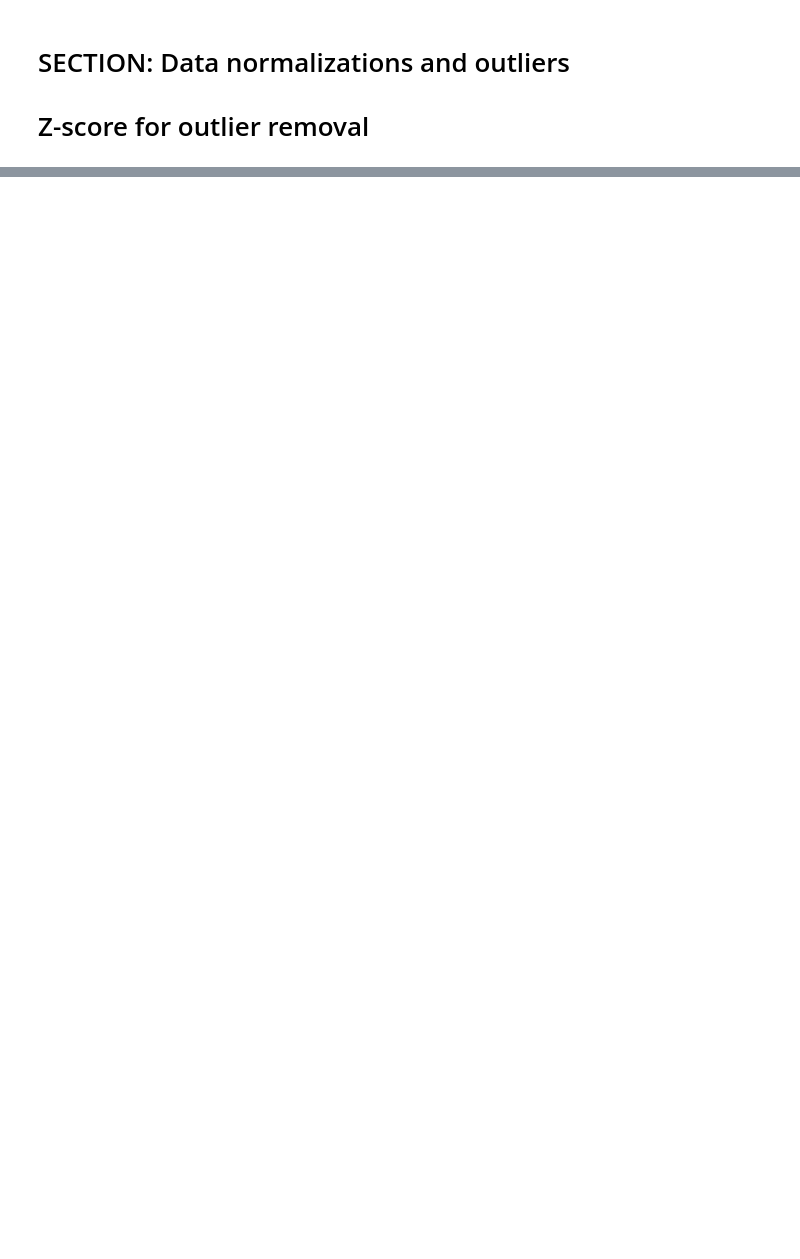
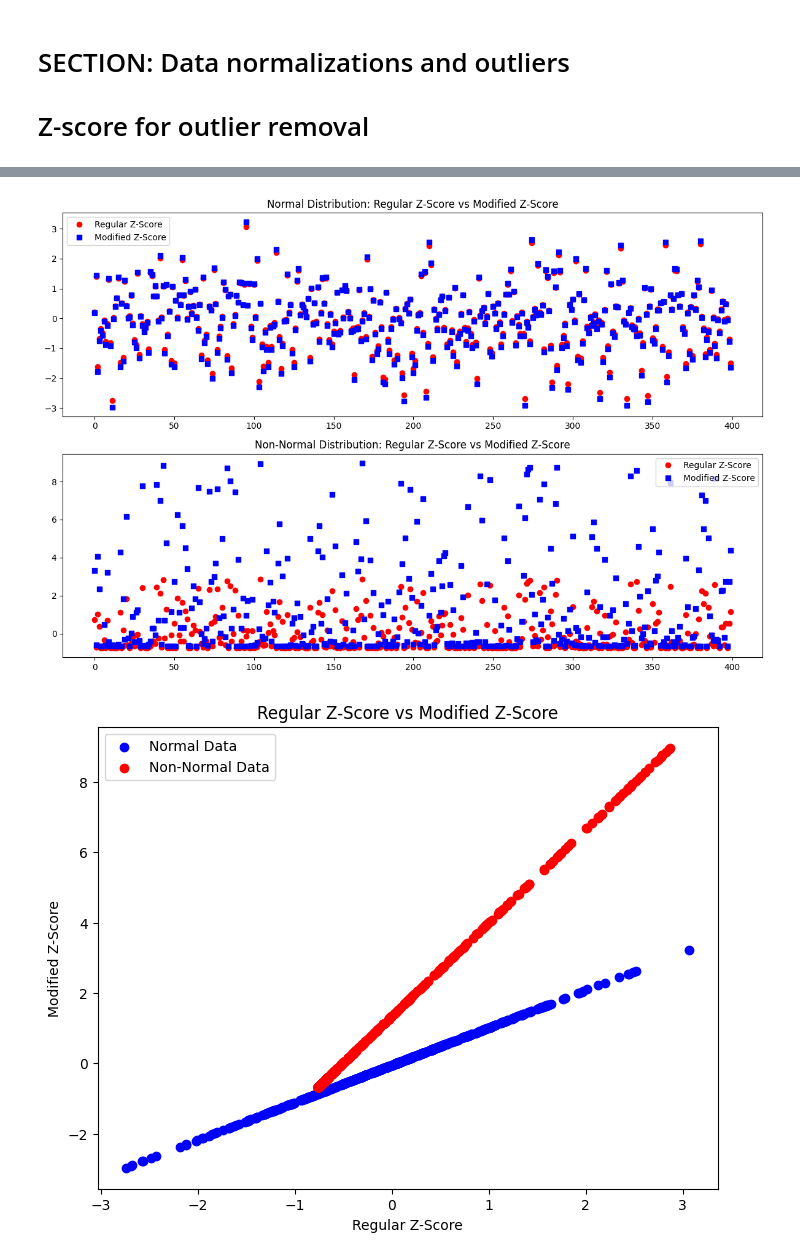
Before and after one commit to SiracencoSerghei/Statistics_and_ML, a Jupyter notebook: 2.3_dataNormOutliers/stats_normOutliers_zMethod.ipynb, the cells around one changed output, grey strips where cells are left out. Saved outputs shown, nothing was run; the diff lists cells and outputs as text; code cells hidden in the pictures; blank space fills up the shorter version.

```diff
--- a/2.3_dataNormOutliers/stats_normOutliers_zMethod.ipynb
+++ b/2.3_dataNormOutliers/stats_normOutliers_zMethod.ipynb
@@ -127,0 +198,50 @@ plt.show()
+# %%
+
+# Step 1: Generate two datasets
+N = 400
+data_normal = np.random.randn(N)  # Normally distributed random noise
+data_non_normal = np.random.rand(N) ** 4  # Skewed (non-normal) distribution
+
+# Step 2: Calculate regular z-scores
+z_normal = (data_normal - np.mean(data_normal)) / np.std(data_normal)
+z_non_normal = (data_non_normal - np.mean(data_non_normal)) / np.std(data_non_normal)
+
+# Step 3: Calculate modified z-scores (based on MAD)
+mad_normal = np.median(np.abs(data_normal - np.median(data_normal)))
+mad_non_normal = np.median(np.abs(data_non_normal - np.median(data_non_normal)))
+
+mod_z_normal = 0.6745 * (data_normal - np.median(data_normal)) / mad_normal
+mod_z_non_normal = 0.6745 * (data_non_normal - np.median(data_non_normal)) / mad_non_normal
+
+# Step 4: Plot regular z-scores vs modified z-scores
+plt.figure(figsize=(12, 8))
+
+# Normal distribution plot
+plt.subplot(2, 1, 1)
+plt.plot(range(N), z_normal, 'ro', label='Regular Z-Score')
+plt.plot(range(N), mod_z_normal, 'bs', label='Modified Z-Score')
+plt.title('Normal Distribution: Regular Z-Score vs Modified Z-Score')
+plt.legend()
+
+# Non-normal distribution plot
+plt.subplot(2, 1, 2)
+plt.plot(range(N), z_non_normal, 'ro', label='Regular Z-Score')
+plt.plot(range(N), mod_z_non_normal, 'bs', label='Modified Z-Score')
+plt.title('Non-Normal Distribution: Regular Z-Score vs Modified Z-Score')
+plt.legend()
+
+plt.tight_layout()
+plt.show()
+
+# Optional: Plot regular z vs modified z
+plt.figure(figsize=(8, 6))
+plt.scatter(z_normal, mod_z_normal, color='blue', label='Normal Data')
+plt.scatter(z_non_normal, mod_z_non_normal, color='red', label='Non-Normal Data')
+plt.title('Regular Z-Score vs Modified Z-Score')
+plt.xlabel('Regular Z-Score')
+plt.ylabel('Modified Z-Score')
+plt.legend()
+plt.show()
+# %% [output]
+[figure, added]
+[figure, added]
```
Also changed, not shown: parts of 6 cells of this notebook.
